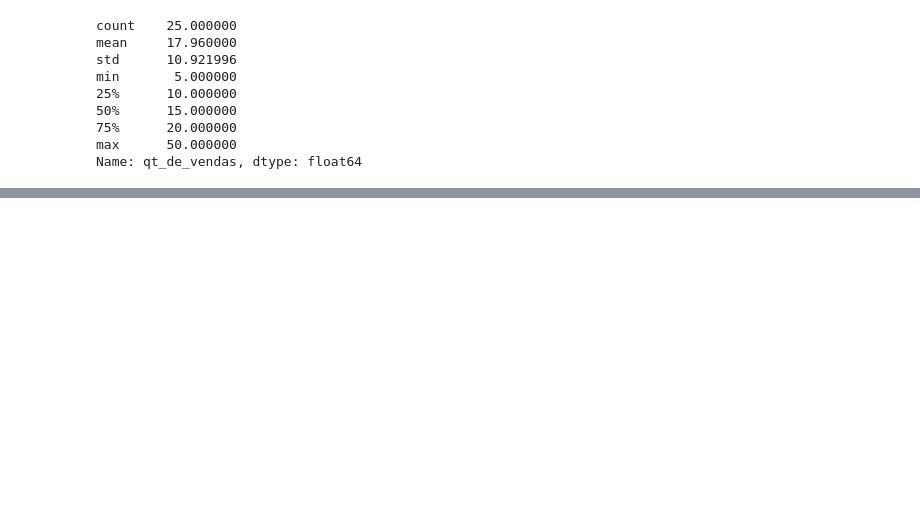
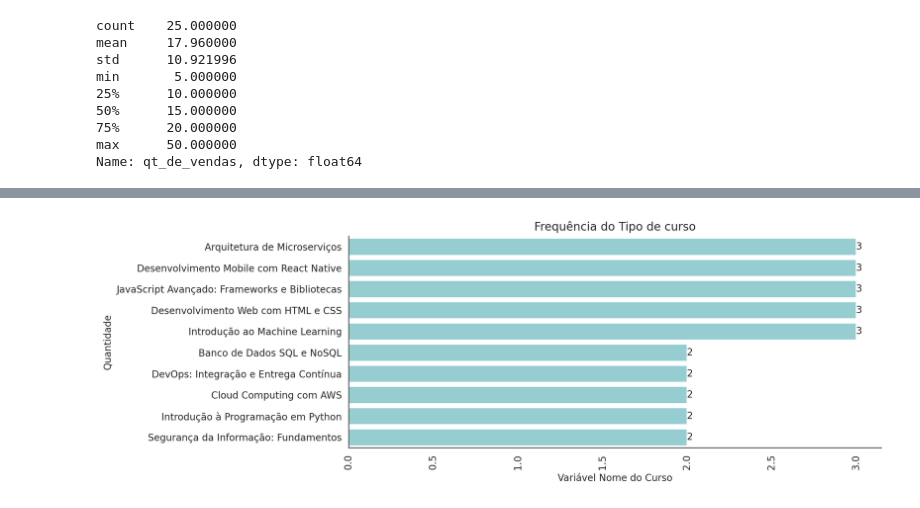
Before and after one commit to Oseiasdfarias/TrilhaDadosJR-JUN15, a Jupyter notebook: notebook/analise_de_dados_vendas_cursos_online.ipynb, the cells around one changed output, grey strips where cells are left out. Cells and saved outputs as stored; diff of their text form; code cells hidden in the pictures; blank space fills up the shorter version.

```diff
--- a/notebook/analise_de_dados_vendas_cursos_online.ipynb
+++ b/notebook/analise_de_dados_vendas_cursos_online.ipynb
@@ -134,0 +227,22 @@ Name: qt_de_vendas, dtype: float64
+# %%
+plt.figure(figsize=(10, 4))
+
+
+data = (df_vendas
+      .groupby(by="nome_curso")
+      .qt_de_vendas.count()
+      .sort_values(ascending=False)
+      .to_frame()
+      .reset_index())
+
+ax = sns.barplot(x=data.qt_de_vendas, y=data.nome_curso,
+                 orient="h", color=cores[-1])
+
+ax.bar_label(ax.containers[0])
+ax.set(xlabel="Variável Nome do Curso", ylabel="Quantidade")
+plt.title("Frequência do Tipo de curso", fontsize=12)
+plt.xticks(rotation=90)
+sns.despine(right=True)
+plt.show()
+# %% [output]
+[figure, added]
```
Also changed, not shown: parts of 12 cells of this notebook, 2 other files.
